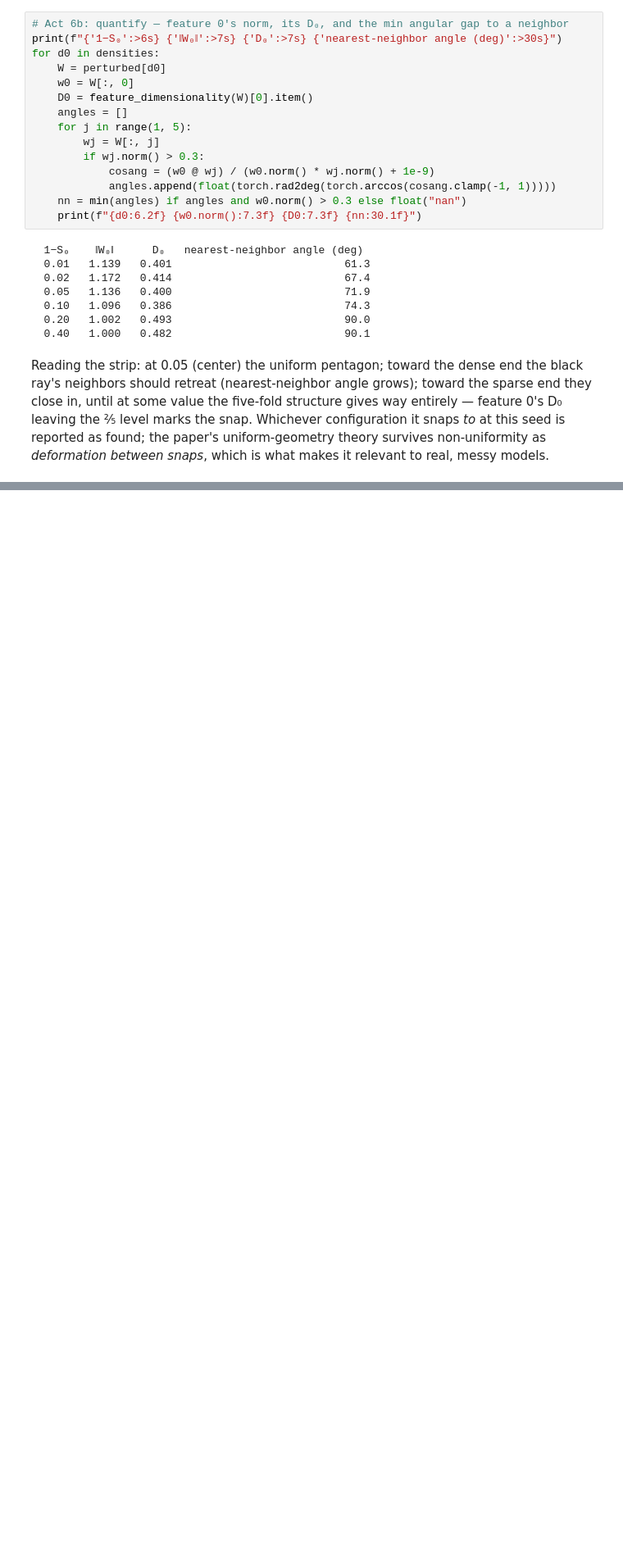
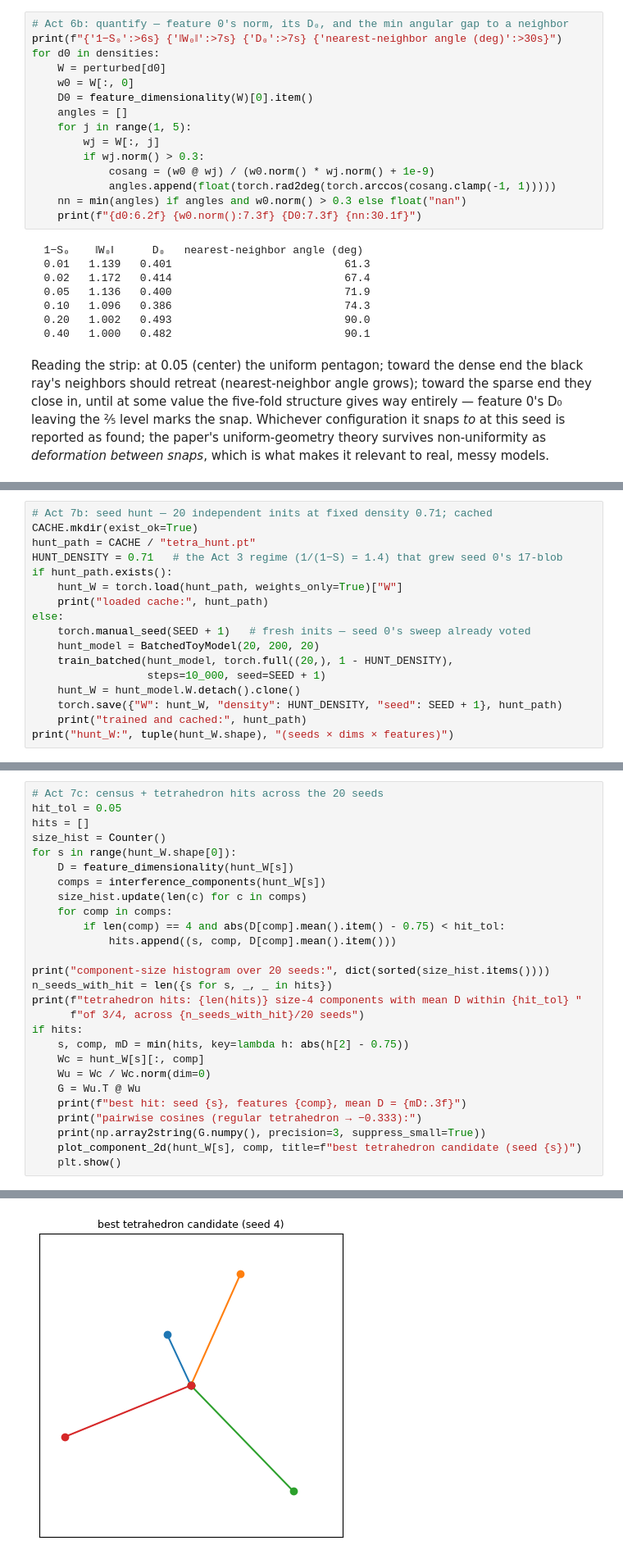
Before and after one commit to barmag/fanous-llm-lens, a Jupyter notebook: notebooks/superposition/superposition_geometry.ipynb, the cells around one changed output, grey strips where cells are left out. Shown at 82% size. Drawn from its saved outputs; the diff is of its cells as text; blank space fills up the shorter version.

```diff
--- a/notebooks/superposition/superposition_geometry.ipynb
+++ b/notebooks/superposition/superposition_geometry.ipynb
@@ -735,0 +806,17 @@ messy models.
+# %%
+# Act 7b: seed hunt — 20 independent inits at fixed density 0.71; cached
+CACHE.mkdir(exist_ok=True)
+hunt_path = CACHE / "tetra_hunt.pt"
+HUNT_DENSITY = 0.71   # the Act 3 regime (1/(1−S) = 1.4) that grew seed 0's 17-blob
+if hunt_path.exists():
+    hunt_W = torch.load(hunt_path, weights_only=True)["W"]
+    print("loaded cache:", hunt_path)
+else:
+    torch.manual_seed(SEED + 1)   # fresh inits — seed 0's sweep already voted
+    hunt_model = BatchedToyModel(20, 200, 20)
+    train_batched(hunt_model, torch.full((20,), 1 - HUNT_DENSITY),
+                  steps=10_000, seed=SEED + 1)
+    hunt_W = hunt_model.W.detach().clone()
+    torch.save({"W": hunt_W, "density": HUNT_DENSITY, "seed": SEED + 1}, hunt_path)
+    print("trained and cached:", hunt_path)
+print("hunt_W:", tuple(hunt_W.shape), "(seeds × dims × features)")
@@ -735,0 +826,28 @@ messy models.
+# %%
+# Act 7c: census + tetrahedron hits across the 20 seeds
+hit_tol = 0.05
+hits = []
+size_hist = Counter()
+for s in range(hunt_W.shape[0]):
+    D = feature_dimensionality(hunt_W[s])
+    comps = interference_components(hunt_W[s])
+    size_hist.update(len(c) for c in comps)
+    for comp in comps:
+        if len(comp) == 4 and abs(D[comp].mean().item() - 0.75) < hit_tol:
+            hits.append((s, comp, D[comp].mean().item()))
+
+print("component-size histogram over 20 seeds:", dict(sorted(size_hist.items())))
+n_seeds_with_hit = len({s for s, _, _ in hits})
+print(f"tetrahedron hits: {len(hits)} size-4 components with mean D within {hit_tol} "
+      f"of 3/4, across {n_seeds_with_hit}/20 seeds")
+if hits:
+    s, comp, mD = min(hits, key=lambda h: abs(h[2] - 0.75))
+    Wc = hunt_W[s][:, comp]
+    Wu = Wc / Wc.norm(dim=0)
+    G = Wu.T @ Wu
+    print(f"best hit: seed {s}, features {comp}, mean D = {mD:.3f}")
+    print("pairwise cosines (regular tetrahedron → −0.333):")
+    print(np.array2string(G.numpy(), precision=3, suppress_small=True))
+    plot_component_2d(hunt_W[s], comp, title=f"best tetrahedron candidate (seed {s})")
+    plt.show()
+# %% [output]
@@ -735,0 +862 @@ messy models.
+[figure, added]
```
Also changed, not shown: parts of 8 cells of this notebook.
